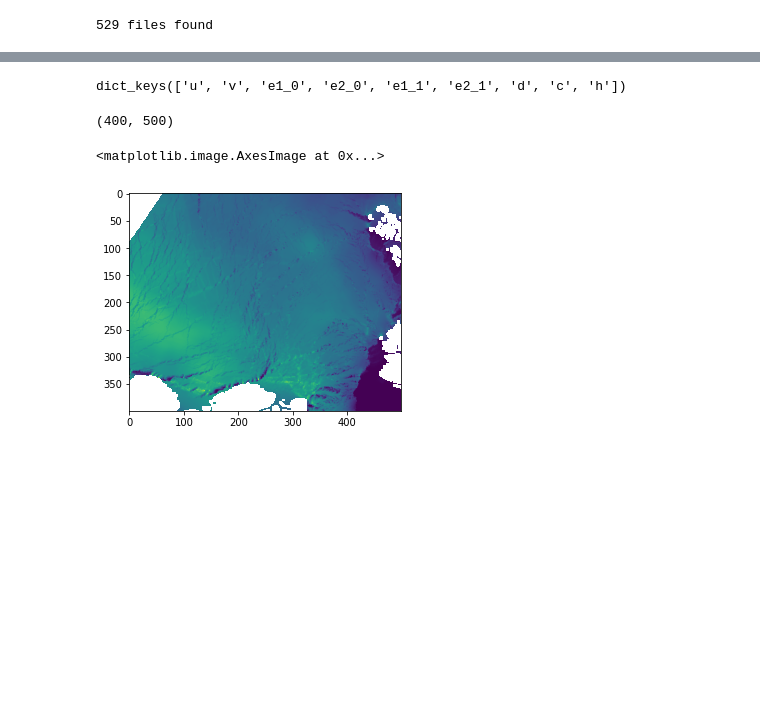
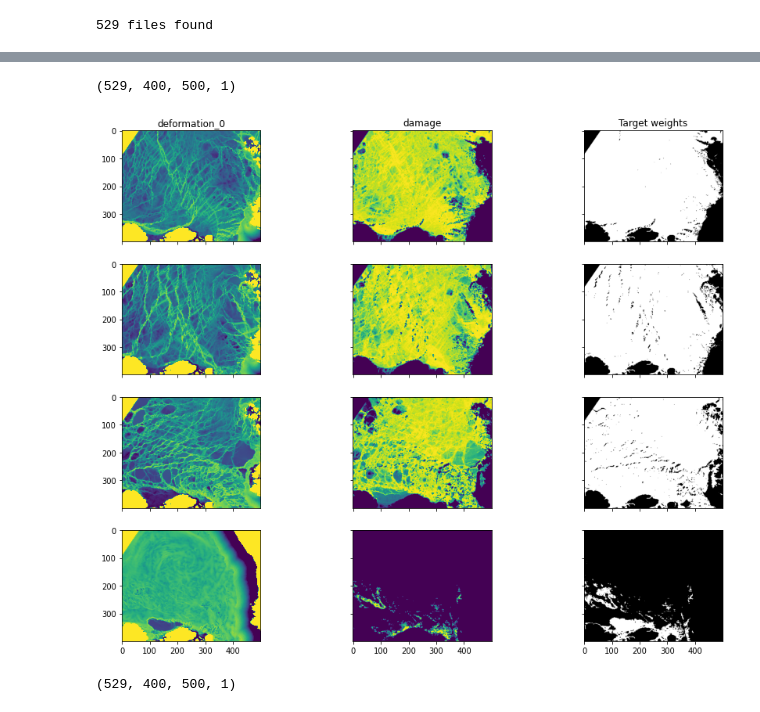
Before and after one commit to nansencenter/SID-NN, a Jupyter notebook: read-data.ipynb, the cells around one changed output, grey strips where cells are left out. Drawn from its saved outputs; the diff is of its cells as text; code cells hidden in the pictures; blank space fills up the shorter version.

```diff
--- a/read-data.ipynb
+++ b/read-data.ipynb
@@ -15,7 +15,7 @@ print(f'{n} files found')
 # %%
 #Load the first file to set the dimensions
 sample0 = np.load(os.path.join(datadir,lfiles[0]))
-dam0 = d['d']
+dam0 = sample0['d']
 ny, nx = dam0.shape
 # %%
 # Create dataset
@@ -30,10 +30,12 @@ for i in tqdm(range(n)):
     target[i,:,:,0] = sample['d']
     for ic,c in enumerate(colnames+othernames):
         if c == 'deformation_0':
-            xx = np.hypot(sample['e1_0'], sample['e2_0'])
+            xx = np.log10(np.hypot(sample['e1_0'], sample['e2_0']))
+            xx[~np.isfinite(xx)]=0
         else:
             xx = sample[c]
         Xall[i,:,:,ic] = xx
 
-X = Xall[...,:nc]
+X = np.nan_to_num(Xall[...,:nc])
+target = np.nan_to_num(target)
 Xother = Xall[...,nc:]
@@ -50,13 +42,39 @@ for k in sample0.files:
-# %%
-d.keys()
-# %% [output]
-dict_keys(['u', 'v', 'e1_0', 'e2_0', 'e1_1', 'e2_1', 'd', 'c', 'h'])
-# %%
-d['h'].shape
-# %% [output]
-(400, 500)
-# %%
-plt.imshow(d['h'])
-# %% [output]
-<matplotlib.image.AxesImage at 0x...>
-[figure, removed]
+# %%
+Xother.shape
+# %% [output]
+(529, 400, 500, 1)
+# %%
+# Mask sea ice
+
+# Threshold on the sea ice concentration
+th_sit = 0.9
+
+# Index of the sea ice concentration field
+ih = othernames.index('h')
+
+# Create a mask (True if pixels are masked)
+mask = (Xother[...,ih:ih+1]<= th_sit) | (np.isnan(Xother[...,ih:ih+1]))
+
+# Put 0 in the masked target value (unecessary?)
+target_masked = target
+target_masked[mask]=0
+
+# Weights of the output
+weights = 1 - mask
+
+target_weighted = np.concatenate((target_masked,weights),axis=-1)
+# %%
+# Plot to check
+iplot = [0, 10, 200, 528]
+
+fig, ax = plt.subplots(nrows=len(iplot), ncols=3,sharex='all', sharey='all', figsize=(15,3*len(iplot)))
+
+for iy in range(len(iplot)):
+    ax[iy,0].imshow(X[iplot[iy],...,0],vmin=-10, vmax=-4)
+    ax[iy,1].imshow(target_weighted[iplot[iy],...,0])
+    ax[iy,2].imshow(target_weighted[iplot[iy],...,1],cmap='gray')
+ax[0,0].set_title(colnames[0]);
+ax[0,1].set_title('damage');
+ax[0,2].set_title('Target weights');
+# %% [output]
+[figure, added]
@@ -62,0 +98,5 @@ plt.imshow(d['h'])
+# %%
+ypredict = dummy.predict(X)
+ypredict.shape
+# %% [output]
+(529, 400, 500, 1)
```
Also changed, not shown: parts of 14 cells of this notebook.
